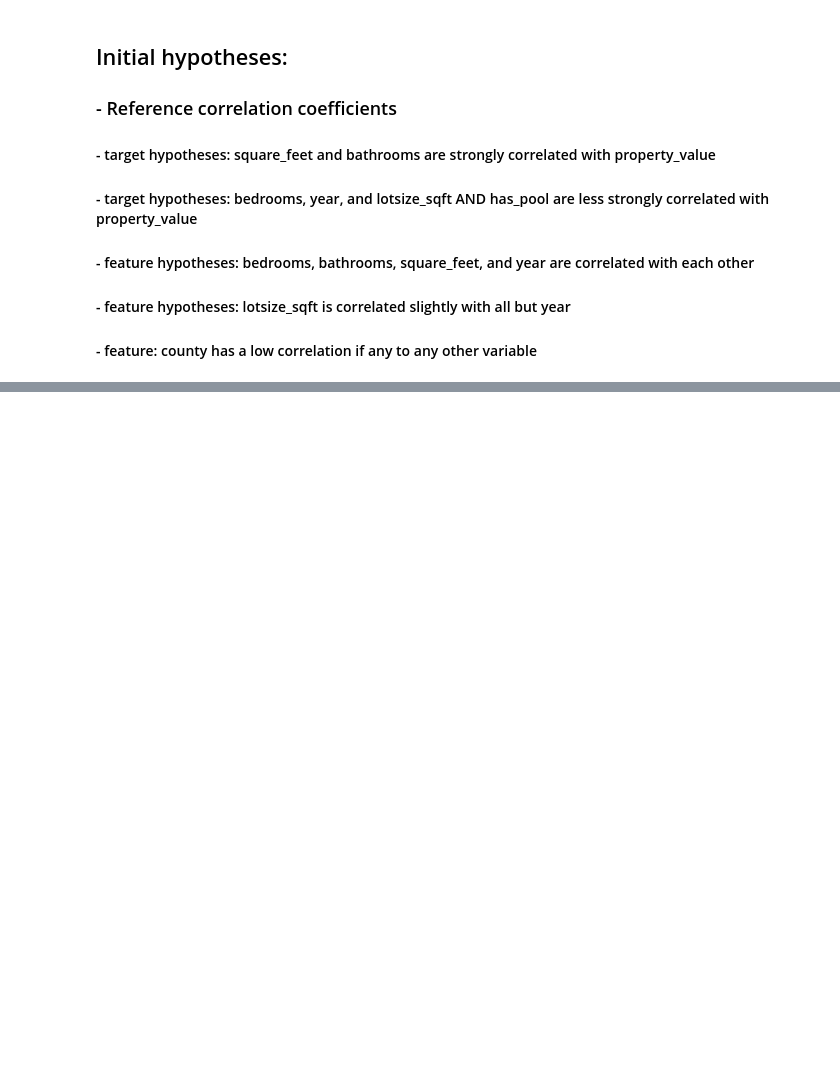
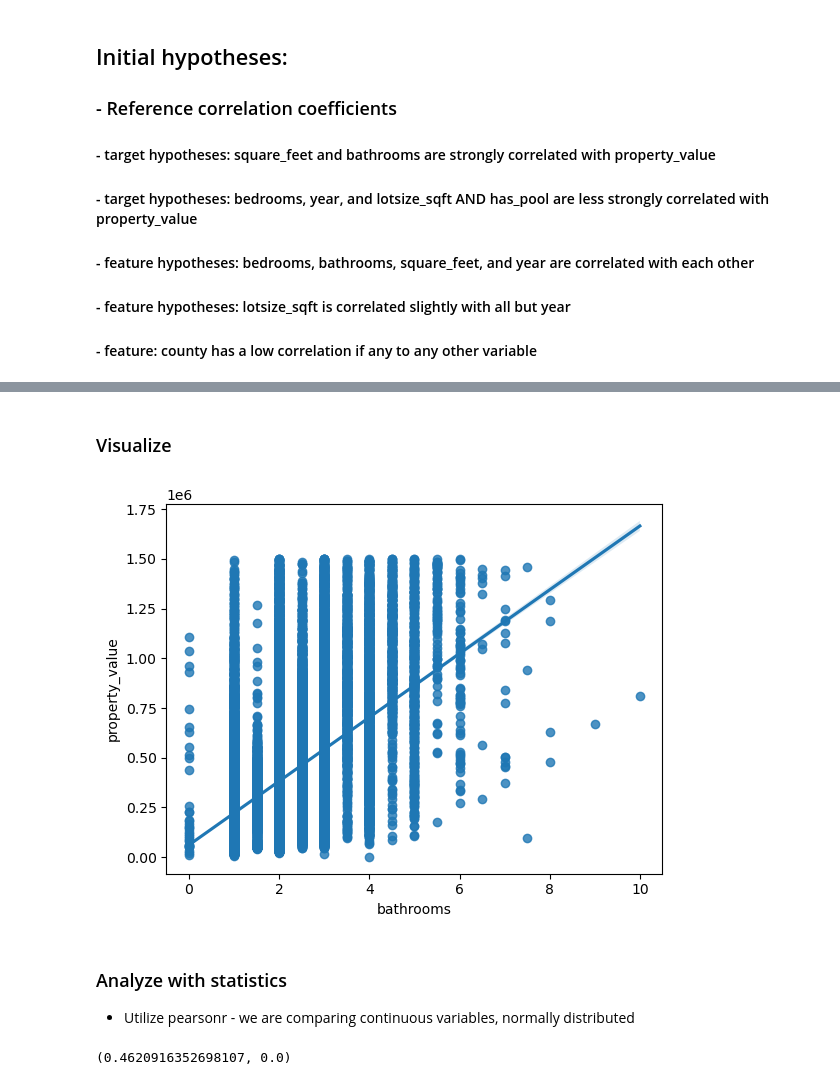
Before and after one commit to corey-hermesch/zillow-project, a Jupyter notebook: explore_notebook.ipynb, the cells around one changed output, grey strips where cells are left out. Cells and saved outputs as stored; diff of their text form; code cells hidden in the pictures; blank space fills up the shorter version.

```diff
--- a/explore_notebook.ipynb
+++ b/explore_notebook.ipynb
@@ -99,0 +133,15 @@ plt.show()
+# %% [markdown]
+### Visualize
+# %%
+sns.regplot(data=df, x='bathrooms', y='property_value')
+plt.show()
+# %% [output]
+[figure, added]
+# %% [markdown]
+### Analyze with statistics
+- Utilize pearsonr - we are comparing continuous variables, normally distributed
+# %%
+t, p = pearsonr(df.bathrooms, df.property_value)
+t, p
+# %% [output]
+(0.4620916352698107, 0.0)
```
Also changed, not shown: parts of 31 cells of this notebook, 5 other files.
